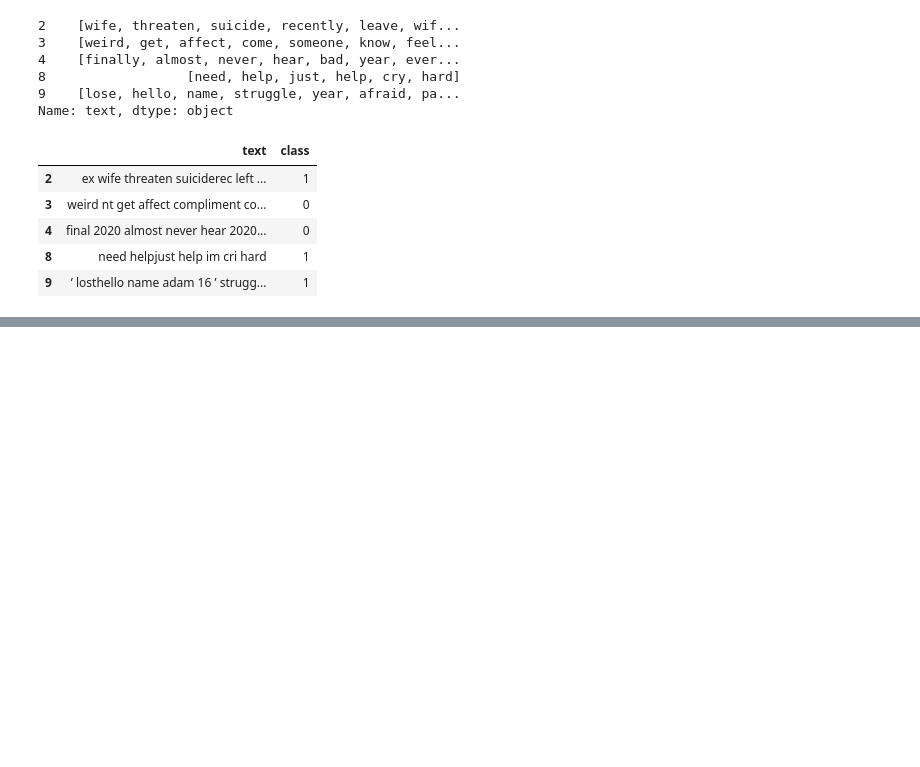
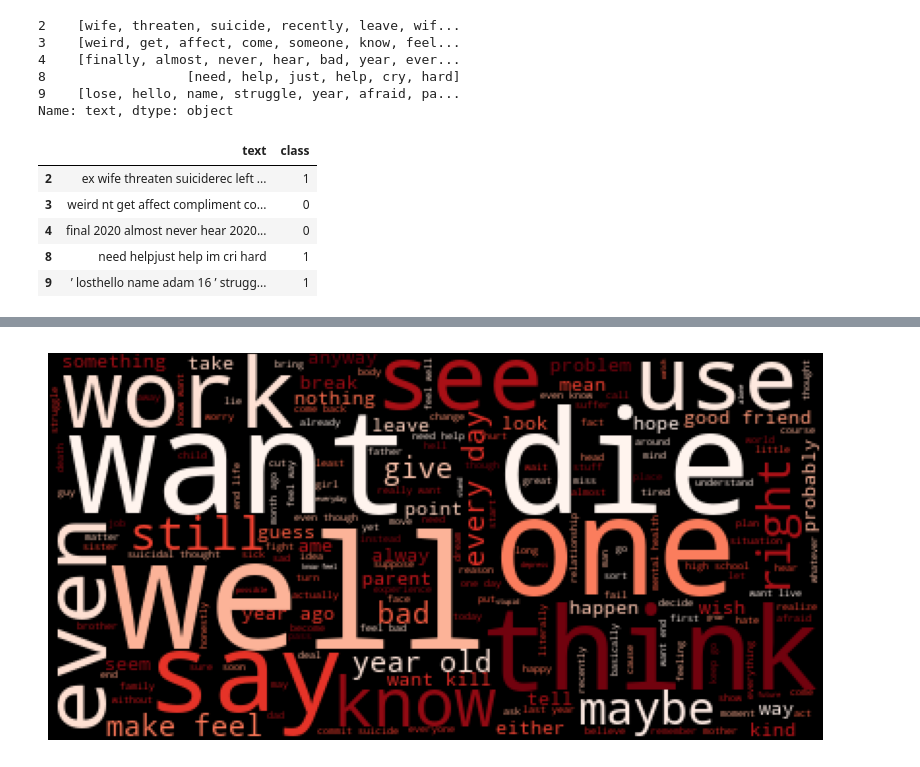
Before and after one commit to RReed637/Suicide-Risk, a Jupyter notebook: Notebook/SuicideWatch.ipynb, the cells around one changed output, grey strips where cells are left out. Cells and saved outputs as stored; diff of their text form; code cells hidden in the pictures; blank space fills up the shorter version.

```diff
--- a/Notebook/SuicideWatch.ipynb
+++ b/Notebook/SuicideWatch.ipynb
@@ -101,17 +101,15 @@ Name: text, dtype: object
 # %%
 from wordcloud import WordCloud
 
-def WORDCLOUD(data, colormap):
+def WORDCLOUD(data, colormap, background_color):
     wc = WordCloud(
-        background_color="white",
+        background_color=background_color,
         max_words = 1500,
         colormap=colormap,
-        random_state=24
+        random_state=41
 
     ).generate(' '.join(data))
     plt.subplots(figsize=(10,10))
     plt.imshow(wc)
     plt.axis('off')
     plt.show()
-
-WORDCLOUD(suicide, colormap='Grays')
@@ -445,0 +443,7 @@ TypeError: 'DataFrame' object is not an iterator
+# %%
+file_path_clean = r"C:\Users\ryan_\OneDrive\Desktop\Suicide Watch Detection\src\Data\cleaned_data.csv"
+cdf = pd.read_csv(file_path_clean)
+# %%
+
+cdf['text'] = cdf['text'].apply(lambda x: x.replace("'", "").replace("[", "").replace("]", ""))
+cdf.head()
@@ -445,0 +457,7 @@ TypeError: 'DataFrame' object is not an iterator
+# %%
+suicide = cdf[cdf['class']== 1]['text']
+nonsuicide = cdf[cdf['class']== 0]['text']
+# %%
+WORDCLOUD(suicide, colormap='Reds', background_color='black')
+# %% [output]
+[figure, added]
```
Also changed, not shown: parts of 10 cells of this notebook.
